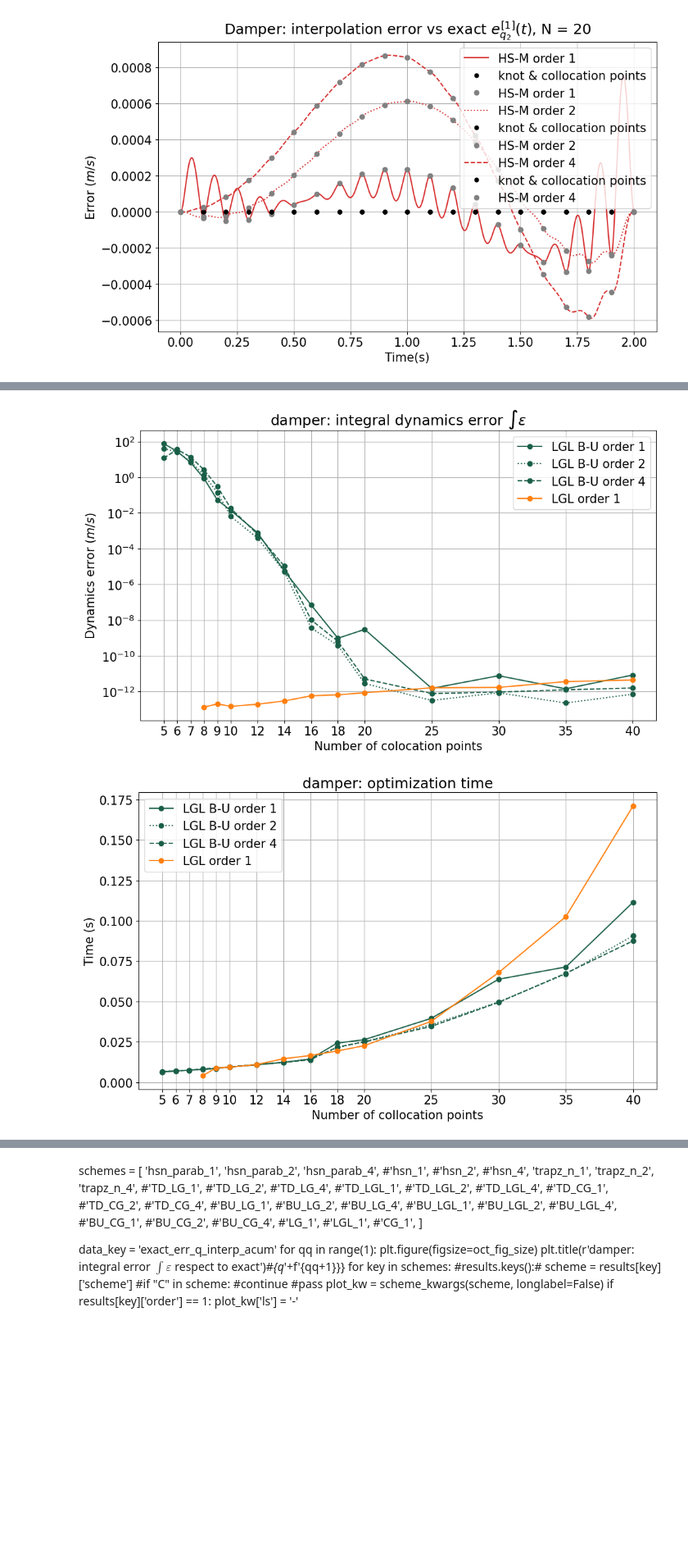
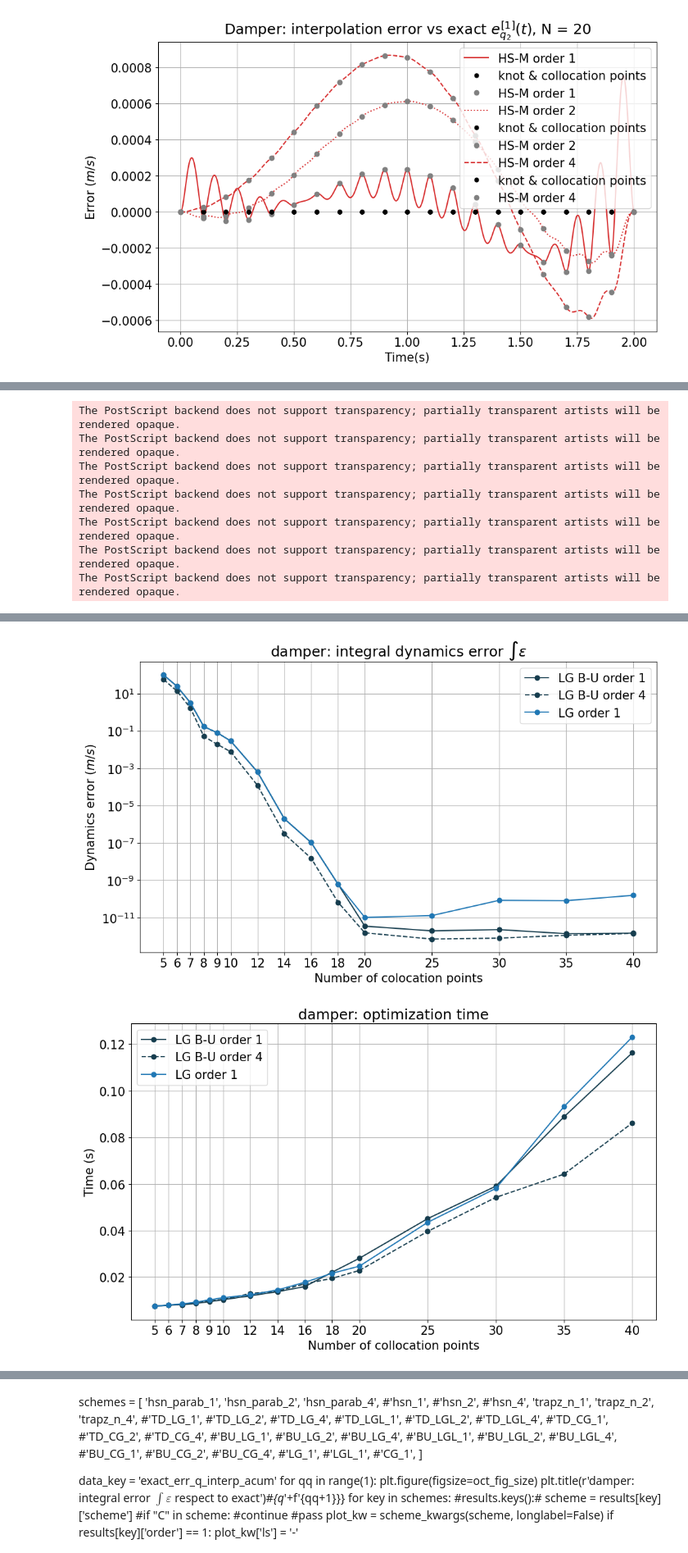
Before and after one commit to AunSiro/Cosejas_IRI, a Jupyter notebook: Casadi/Agrawal-amortiguation-all-schemes.ipynb, the cells around one changed output, grey strips where cells are left out. Shown at 82% size. Cells and saved outputs as stored; diff of their text form; code cells hidden in the pictures; blank space fills up the shorter version.

```diff
--- a/Casadi/Agrawal-amortiguation-all-schemes.ipynb
+++ b/Casadi/Agrawal-amortiguation-all-schemes.ipynb
@@ -783,7 +784,7 @@ Executing the next cell may require some time!
 schemes = ['hsn_parab', 'hsn', 'trapz_n',
            'TD_LG', 'TD_LGL', 'TD_CG',
            'BU_LG', 'BU_LGL', 'BU_CG',
-           'LG', 'LGL', 'CG', 'CGL']
+           'LG', 'LGL', 'LGR', 'CG', 'CGL']
 initials = ['lin']
 solve_repetitions = 2 #Increase this number to get more reliable values of execution times
 N_arr = [
@@ -1699,20 +1719,24 @@ schemes = [
     #'TD_CG_1',
     #'TD_CG_2',
     #'TD_CG_4',
-    #'BU_LG_1',
+    'BU_LG_1',
     #'BU_LG_2',
-    #'BU_LG_4',
-    'BU_LGL_1',
-    'BU_LGL_2',
-    'BU_LGL_4',
+    'BU_LG_4',
+    #'BU_LGL_1',
+    #'BU_LGL_2',
+    #'BU_LGL_4',
     #'BU_CG_1',
     #'BU_CG_2',
     #'BU_CG_4',
-    #'LG_1',
-    'LGL_1',
+    'LG_1',
+    #'LGL_1',
+    #'LGR_1',
     #'CG_1',
     #'CGL_1',
 ]
+
+save = True
+#save = False
 
 titles=[
     r'damper: mean $|q_k - q_k^*|$ (exact solution error)',
@@ -1758,7 +1782,15 @@ for ii, data_key in enumerate([
     plt.tight_layout(pad = 0.0)
     # If you are running the notebook locally and want to save the plots,
     # uncomment the next line
-    #plt.savefig(f'BU_pseudo/Cartpole_BU_pseudosp_Gauss_Dynamic_Error_q_{qq+1}_vs_N.eps', format='eps')
+    if save:
+        save_fig(
+            problem_name = 'agrawal',
+            graph_name = data_key,
+            schemes_printed = schemes,
+            save_format = 'eps',
+            N = None,
+            q_counter = None,
+        )
 
 
 
@@ -1786,7 +1818,15 @@ plt.xticks(ticks, labels=ticks)
 _ = []
 # If you are running the notebook locally and want to save the plots,
 # uncomment the next line
-#plt.savefig(f'2d_order/Cartpole_optimization_time_vs_interval_number.eps', format='eps')
+if save:
+    save_fig(
+        problem_name = 'agrawal',
+        graph_name = 'opt_time',
+        schemes_printed = schemes,
+        save_format = 'eps',
+        N = None,
+        q_counter = None,
+    )
 
 
 
@@ -1821,5 +1861,20 @@ plt.tight_layout(pad = 0.0)
 _ = []
 # If you are running the notebook locally and want to save the plots,
 # uncomment the next line
-#plt.savefig(f'2d_order/Cartpole_optimization_time_vs_interval_number.eps', format='eps')
+if save:
+    save_fig(
+        problem_name = 'agrawal',
+        graph_name = 'q_err_vs_opt_time',
+        schemes_printed = schemes,
+        save_format = 'eps',
+        N = None,
+        q_counter = None,
+    )
 # %% [output]
+The PostScript backend does not support transparency; partially transparent artists will be rendered opaque.
+The PostScript backend does not support transparency; partially transparent artists will be rendered opaque.
+The PostScript backend does not support transparency; partially transparent artists will be rendered opaque.
+The PostScript backend does not support transparency; partially transparent artists will be rendered opaque.
+The PostScript backend does not support transparency; partially transparent artists will be rendered opaque.
+The PostScript backend does not support transparency; partially transparent artists will be rendered opaque.
+The PostScript backend does not support transparency; partially transparent artists will be rendered opaque.
@@ -1830,2 +1885,2 @@ _ = []
-[figure, old version]
+[figure, new version]
-[figure, old version]
+[figure, new version]
```
Also changed, not shown: parts of 18 cells of this notebook, 3 other files.
